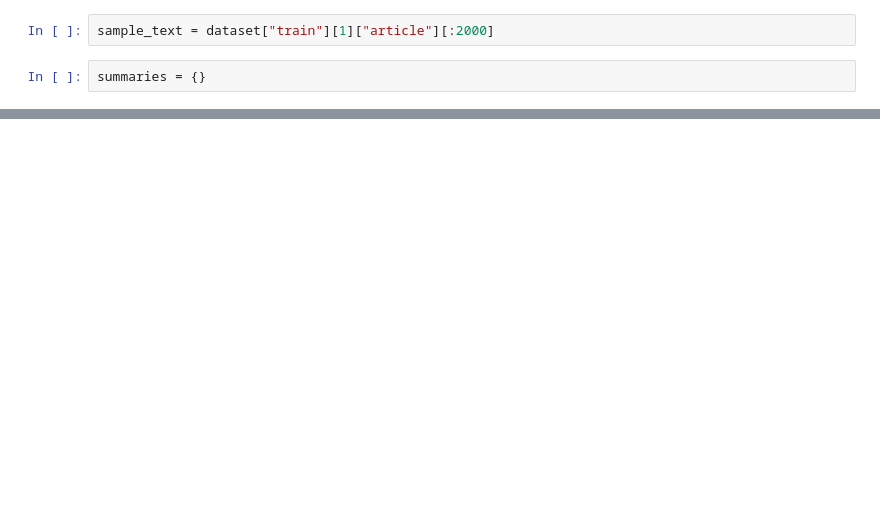
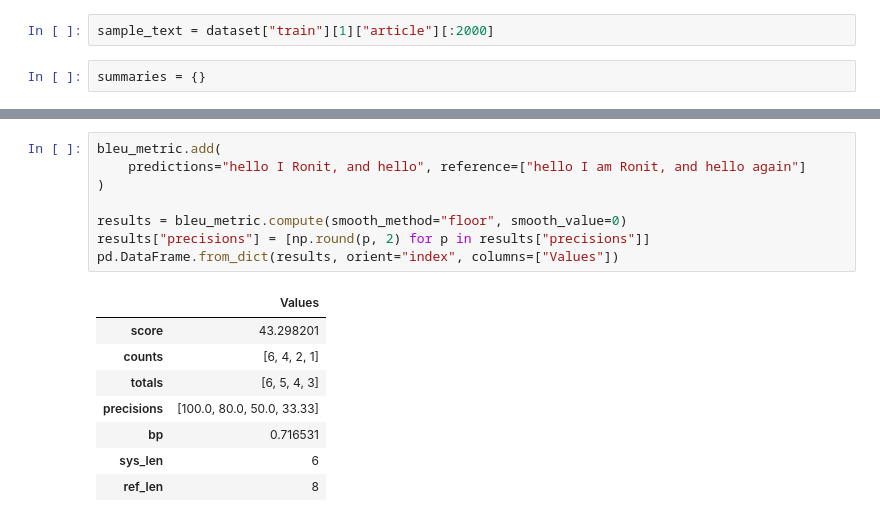
Before and after one commit to Ronit33/Text-summarizer, a Jupyter notebook: main.ipynb, the cells around one changed output, grey strips where cells are left out. Saved outputs shown, nothing was run; the diff lists cells and outputs as text; blank space fills up the shorter version.

```diff
--- a/main.ipynb
+++ b/main.ipynb
@@ -31,0 +214,17 @@ summaries
+# %%
+bleu_metric.add(
+    predictions="hello I Ronit, and hello", reference=["hello I am Ronit, and hello again"]
+)
+
+results = bleu_metric.compute(smooth_method="floor", smooth_value=0)
+results["precisions"] = [np.round(p, 2) for p in results["precisions"]]
+pd.DataFrame.from_dict(results, orient="index", columns=["Values"])
+# %% [output]
+|  | Values |
+| score | 43.298201 |
+| counts | [6, 4, 2, 1] |
+| totals | [6, 5, 4, 3] |
+| precisions | [100.0, 80.0, 50.0, 33.33] |
+| bp | 0.716531 |
+| sys_len | 6 |
+| ref_len | 8 |
```
Also changed, not shown: parts of 66 cells of this notebook, 1 other file.
